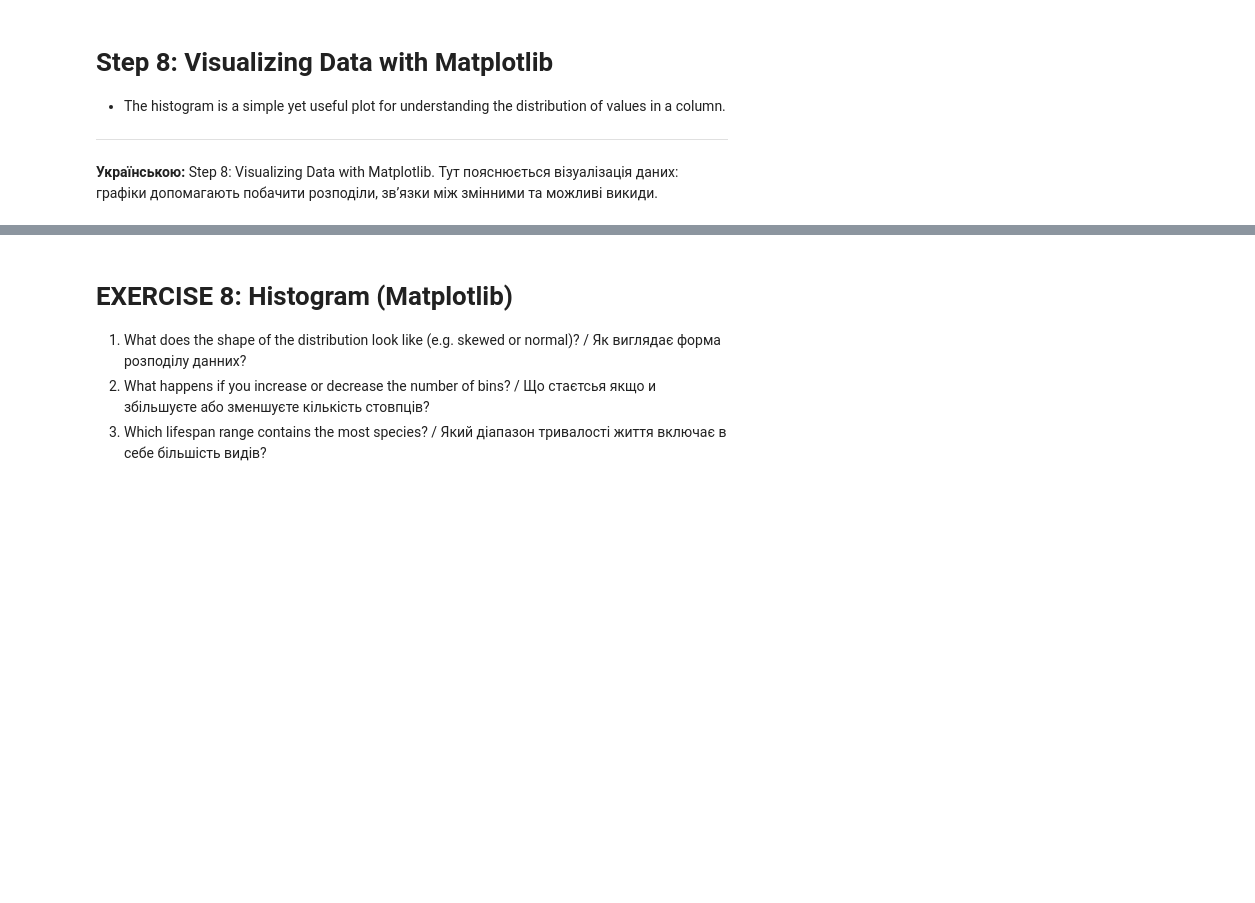
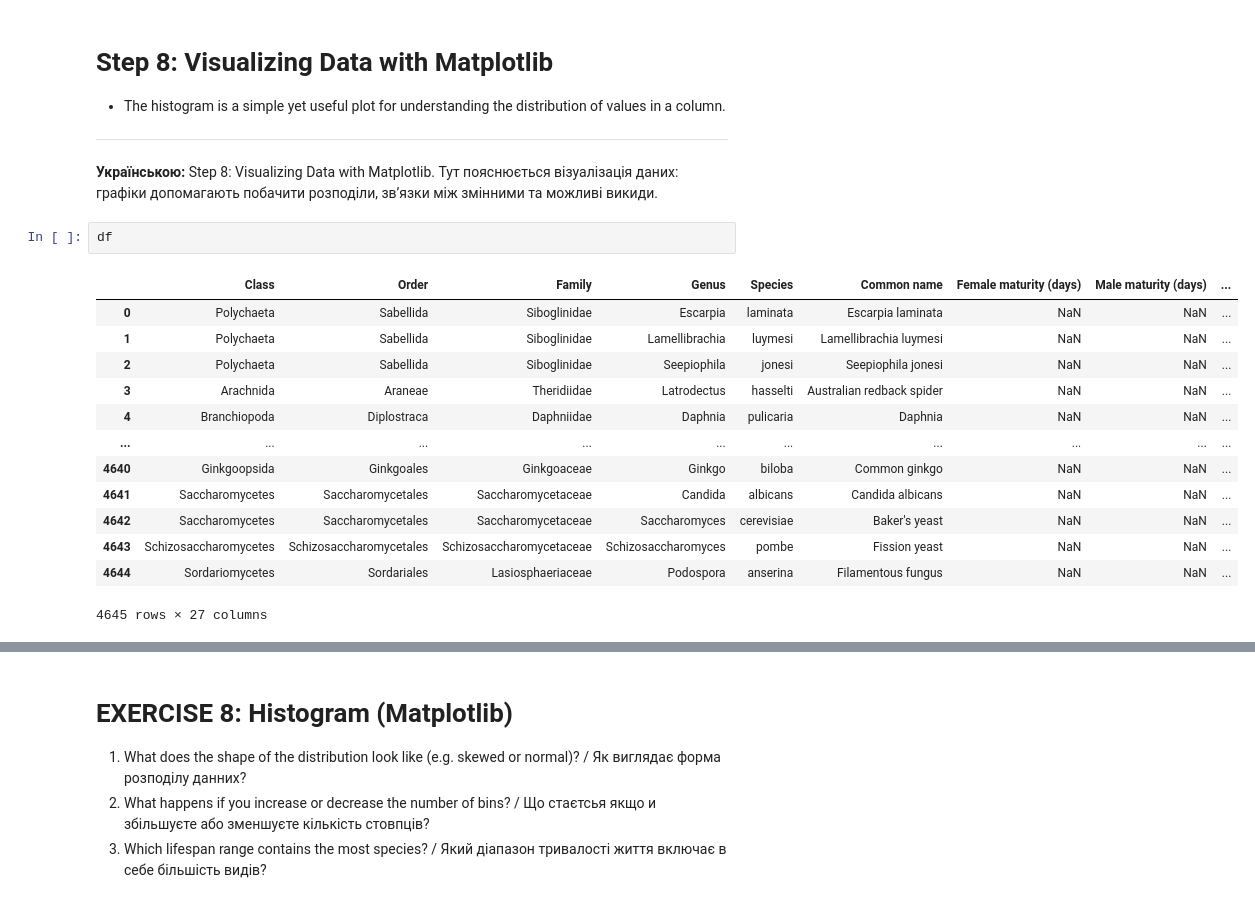
Before and after one commit to UBDS-3/Basic-python-2026, a Jupyter notebook: day4/Intro_to_Pandas_Matplotlib.ipynb, the cells around one changed output, grey strips where cells are left out. Drawn from its saved outputs; the diff is of its cells as text; blank space fills up the shorter version.

```diff
--- a/day4/Intro_to_Pandas_Matplotlib.ipynb
+++ b/day4/Intro_to_Pandas_Matplotlib.ipynb
@@ -203,4 +477,20 @@ print("Standard deviation:", np.std(lifespan_array))
 
 ---
 **Українською:** Step 8: Visualizing Data with Matplotlib. Тут пояснюється візуалізація даних: графіки допомагають побачити розподіли, звʼязки між змінними та можливі викиди.
+# %%
+df
+# %% [output]
+|  | Class | Order | Family | Genus | Species | Common name | Female maturity (days) | Male maturity (days) | ... |
+| 0 | Polychaeta | Sabellida | Siboglinidae | Escarpia | laminata | Escarpia laminata | NaN | NaN | ... |
+| 1 | Polychaeta | Sabellida | Siboglinidae | Lamellibrachia | luymesi | Lamellibrachia luymesi | NaN | NaN | ... |
+| 2 | Polychaeta | Sabellida | Siboglinidae | Seepiophila | jonesi | Seepiophila jonesi | NaN | NaN | ... |
+| 3 | Arachnida | Araneae | Theridiidae | Latrodectus | hasselti | Australian redback spider | NaN | NaN | ... |
+| 4 | Branchiopoda | Diplostraca | Daphniidae | Daphnia | pulicaria | Daphnia | NaN | NaN | ... |
+| ... | ... | ... | ... | ... | ... | ... | ... | ... | ... |
+| 4640 | Ginkgoopsida | Ginkgoales | Ginkgoaceae | Ginkgo | biloba | Common ginkgo | NaN | NaN | ... |
+| 4641 | Saccharomycetes | Saccharomycetales | Saccharomycetaceae | Candida | albicans | Candida albicans | NaN | NaN | ... |
+| 4642 | Saccharomycetes | Saccharomycetales | Saccharomycetaceae | Saccharomyces | cerevisiae | Baker's yeast | NaN | NaN | ... |
+| 4643 | Schizosaccharomycetes | Schizosaccharomycetales | Schizosaccharomycetaceae | Schizosaccharomyces | pombe | Fission yeast | NaN | NaN | ... |
+| 4644 | Sordariomycetes | Sordariales | Lasiosphaeriaceae | Podospora | anserina | Filamentous fungus | NaN | NaN | ... |
+4645 rows × 27 columns
 # %%
```
Also changed, not shown: parts of 23 cells of this notebook, 14 other files.
